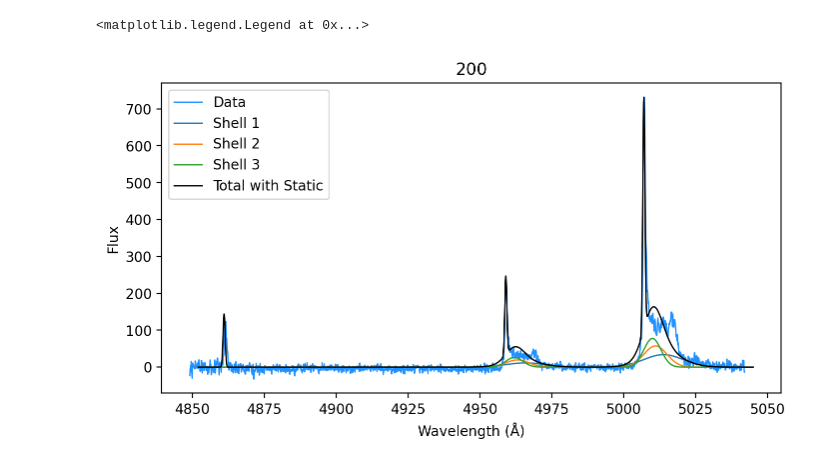
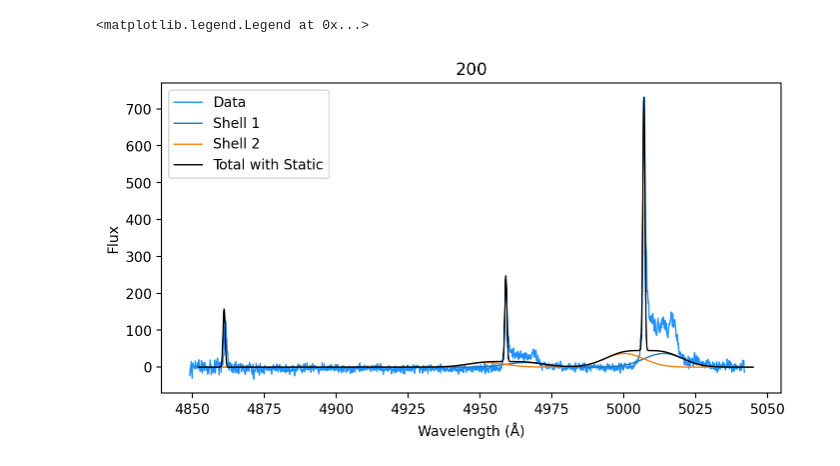
Before and after one commit to callumbloor/snr_stuff, a Jupyter notebook: linemodel.ipynb, the cells around one changed output. Cells and saved outputs as stored; diff of their text form; code cells hidden in the pictures.

```diff
--- a/linemodel.ipynb
+++ b/linemodel.ipynb
@@ -151,3 +141,31 @@ lines = [
+# %%
+x_arr, y_arr = hex[:,0], hex[:,1]
+
+center = 290 # spaxel corresponding to the center of the SNR
+x0, y0 = x_arr[center], y_arr[center]
+x_sph = x_arr - x0; y_sph = y_arr - y0
+
+# wl = wave
+# Rlist = [5, 10, 15]  # shell radii in arcsec
+# klist = [2000, 4000, 5000]  # velocity scales in km/s
+Rlist = [10, 10]  # shell radii in pc
+klist = [4500, -4500]  # velocity scales in km/s
+
+
+near, far, vels = [], [], []
+for R, k in zip(Rlist, klist):
+    v_near, v_far, v = los_vel(x_sph, y_sph, R, k)
+    near.append(v_near) ; far.append(v_far) ; vels.append(v)
+
+idx = 200  # spaxel index
+T = 2600 # temperature in K
+ne = 30 # electron density in cm^-3
+velstat = 22 # km/s, internal velocity dispersion of ISM in SMC from Stanimirovic (2001)
+
+lines = [
+    {'ion': O3,  'wl': 4959, 'mass': m_O},
+    {'ion': O3,  'wl': 5007, 'mass': m_O},
+    {'ion': H1,  'wl': 4861, 'mass': m_H}]
 # %%
 shells = []
 
@@ -161,7 +179,7 @@ for i in range(len(near)):
         x=x,
         y=y,
         R=R,
-        dR = None
+        dR = 3
     )
 
     shells.append(s)
@@ -174,37 +192,37 @@ static, _ = getspectrum(
         x = x_sph[idx],
         y = y_sph[idx],
         R = Rlist[0],
-        dR = None,
+        dR = 3,
         static=True
     )
 # %%
 data = flux[idx] - np.median(flux[idx])
-# norm = np.max(data) / np.max(spec_tot)
-norm = np.max(data) / np.max( (static + spec_tot) )
-# norm = 1
+# scale = np.max(data) / np.max(spec_tot)
+scale = np.max(data) / np.max( (static + spec_tot) )
+# scale = 1
 
 z = (5010 - 5007) / 5007 # our data has offset, correcting for that
 
 plt.figure(figsize=(8, 5))
 
 plt.plot(wave / (1 + z), data, lw = 1,label='Data', color='dodgerblue')
 
-# plt.plot(wave, static * norm, lw=1, color='orangered', label='Static', alpha = 0.7)
+# plt.plot(wave, static * scale, lw=1, color='orangered', label='Static', alpha = 0.7)
 
 for i, s in enumerate(shells):
-    plt.plot(wave, s * norm, lw=1, label=f'Shell {i+1}')
+    plt.plot(wave, s * scale, lw=1, label=f'Shell {i+1}')
 
 # plt.plot(wave, spec_tot, lw = 1, color='k', label='Total')
 
-plt.plot(wave, (spec_tot + static) * norm, lw = 1, color='k', label='Total with Static')
+plt.plot(wave, (spec_tot + static) * scale, lw = 1, color='k', label='Total with Static')
 
 plt.gca().set_box_aspect(0.5)
 plt.xlabel('Wavelength (Å)')
 plt.ylabel('Flux')
 plt.title(f'{idx}')
 plt.legend(loc = 'upper left')
 
 # plt.ylim(None, 15)
 # %% [output]
 <matplotlib.legend.Legend at 0x...>
-[figure, old version]
+[figure, new version]
```
Also changed, not shown: parts of 7 cells of this notebook.
